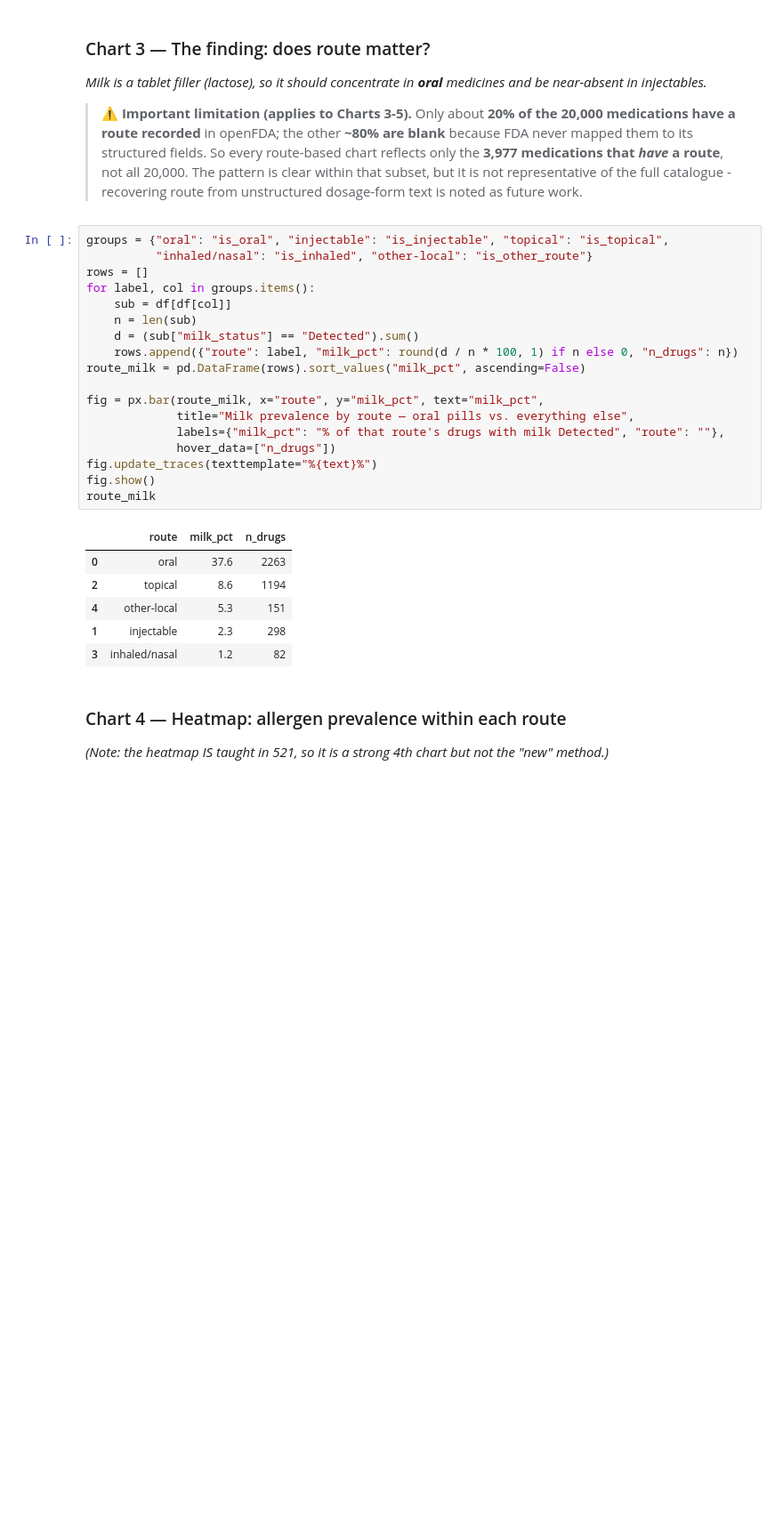
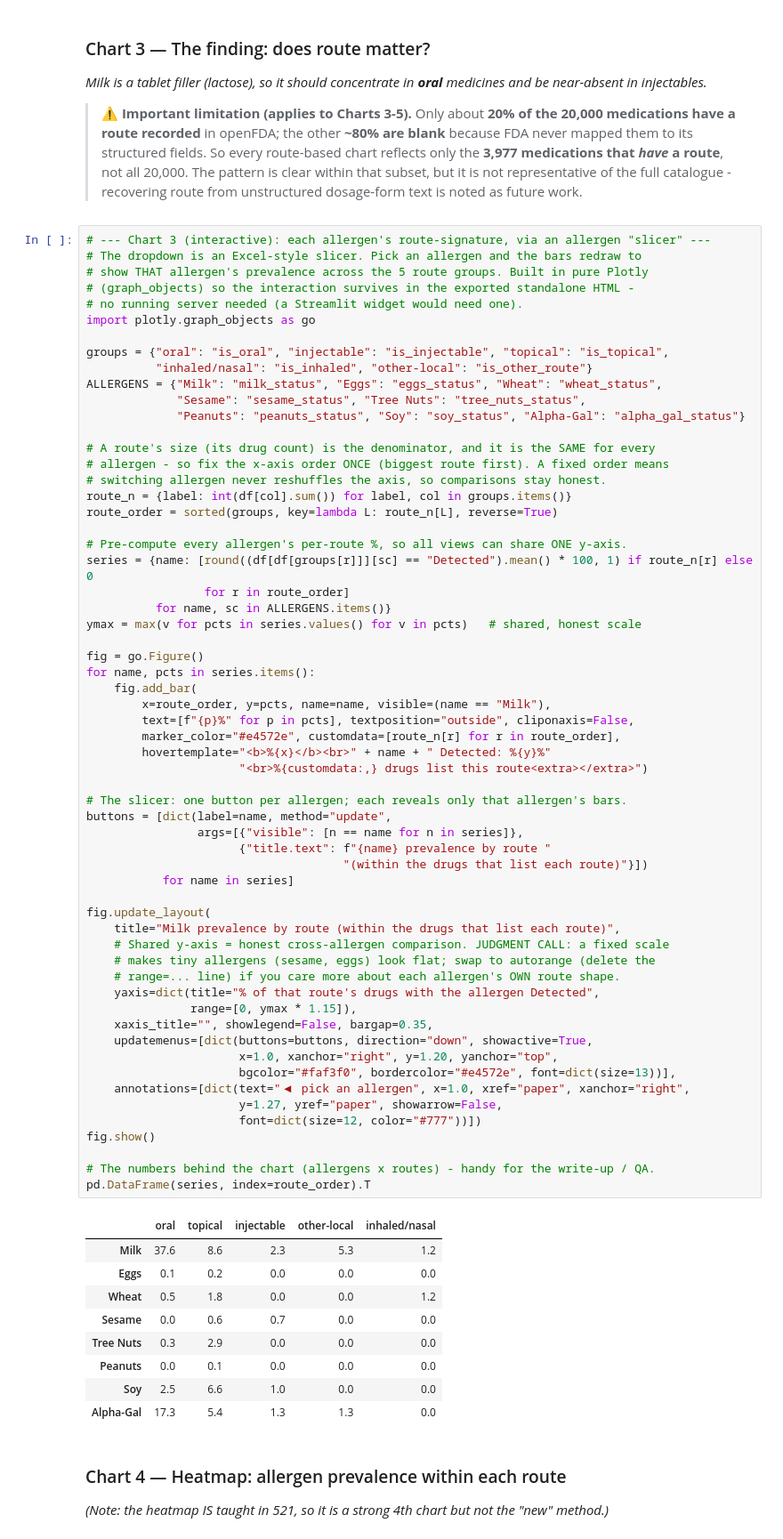
Before and after one commit to ushajaki-u/Sanjeeva-Aushadh, a Jupyter notebook: phase1_divya_drishti/EDA/divya_drishti_eda.ipynb, the cells around one changed output. Shown at 89% size. Saved outputs shown, nothing was run; the diff lists cells and outputs as text; blank space fills up the shorter version.

```diff
--- a/phase1_divya_drishti/EDA/divya_drishti_eda.ipynb
+++ b/phase1_divya_drishti/EDA/divya_drishti_eda.ipynb
@@ -182,30 +182,75 @@ fig.show()
 
 > ⚠️ **Important limitation (applies to Charts 3-5).** Only about **20% of the 20,000 medications have a route recorded** in openFDA; the other **~80% are blank** because FDA never mapped them to its structured fields. So every route-based chart reflects only the **3,977 medications that *have* a route**, not all 20,000. The pattern is clear within that subset, but it is not representative of the full catalogue - recovering route from unstructured dosage-form text is noted as future work.
 # %%
+# --- Chart 3 (interactive): each allergen's route-signature, via an allergen "slicer" ---
+# The dropdown is an Excel-style slicer. Pick an allergen and the bars redraw to
+# show THAT allergen's prevalence across the 5 route groups. Built in pure Plotly
+# (graph_objects) so the interaction survives in the exported standalone HTML -
+# no running server needed (a Streamlit widget would need one).
+import plotly.graph_objects as go
+
 groups = {"oral": "is_oral", "injectable": "is_injectable", "topical": "is_topical",
           "inhaled/nasal": "is_inhaled", "other-local": "is_other_route"}
-rows = []
-for label, col in groups.items():
-    sub = df[df[col]]
-    n = len(sub)
-    d = (sub["milk_status"] == "Detected").sum()
-    rows.append({"route": label, "milk_pct": round(d / n * 100, 1) if n else 0, "n_drugs": n})
-route_milk = pd.DataFrame(rows).sort_values("milk_pct", ascending=False)
+ALLERGENS = {"Milk": "milk_status", "Eggs": "eggs_status", "Wheat": "wheat_status",
+             "Sesame": "sesame_status", "Tree Nuts": "tree_nuts_status",
+             "Peanuts": "peanuts_status", "Soy": "soy_status", "Alpha-Gal": "alpha_gal_status"}
 
-fig = px.bar(route_milk, x="route", y="milk_pct", text="milk_pct",
-             title="Milk prevalence by route — oral pills vs. everything else",
-             labels={"milk_pct": "% of that route's drugs with milk Detected", "route": ""},
-             hover_data=["n_drugs"])
-fig.update_traces(texttemplate="%{text}%")
+# A route's size (its drug count) is the denominator, and it is the SAME for every
+# allergen - so fix the x-axis order ONCE (biggest route first). A fixed order means
+# switching allergen never reshuffles the axis, so comparisons stay honest.
+route_n = {label: int(df[col].sum()) for label, col in groups.items()}
+route_order = sorted(groups, key=lambda L: route_n[L], reverse=True)
+
+# Pre-compute every allergen's per-route %, so all views can share ONE y-axis.
+series = {name: [round((df[df[groups[r]]][sc] == "Detected").mean() * 100, 1) if route_n[r] else 0
+                 for r in route_order]
+          for name, sc in ALLERGENS.items()}
+ymax = max(v for pcts in series.values() for v in pcts)   # shared, honest scale
+
+fig = go.Figure()
+for name, pcts in series.items():
+    fig.add_bar(
+        x=route_order, y=pcts, name=name, visible=(name == "Milk"),
+        text=[f"{p}%" for p in pcts], textposition="outside", cliponaxis=False,
+        marker_color="#e4572e", customdata=[route_n[r] for r in route_order],
+        hovertemplate="<b>%{x}</b><br>" + name + " Detected: %{y}%"
+                      "<br>%{customdata:,} drugs list this route<extra></extra>")
+
+# The slicer: one button per allergen; each reveals only that allergen's bars.
+buttons = [dict(label=name, method="update",
+                args=[{"visible": [n == name for n in series]},
+                      {"title.text": f"{name} prevalence by route "
+                                     "(within the drugs that list each route)"}])
+           for name in series]
+
+fig.update_layout(
+    title="Milk prevalence by route (within the drugs that list each route)",
+    # Shared y-axis = honest cross-allergen comparison. JUDGMENT CALL: a fixed scale
+    # makes tiny allergens (sesame, eggs) look flat; swap to autorange (delete the
+    # range=... line) if you care more about each allergen's OWN route shape.
+    yaxis=dict(title="% of that route's drugs with the allergen Detected",
+               range=[0, ymax * 1.15]),
+    xaxis_title="", showlegend=False, bargap=0.35,
+    updatemenus=[dict(buttons=buttons, direction="down", showactive=True,
+                      x=1.0, xanchor="right", y=1.20, yanchor="top",
+                      bgcolor="#faf3f0", bordercolor="#e4572e", font=dict(size=13))],
+    annotations=[dict(text="◀ pick an allergen", x=1.0, xref="paper", xanchor="right",
+                      y=1.27, yref="paper", showarrow=False,
+                      font=dict(size=12, color="#777"))])
 fig.show()
-route_milk
+
+# The numbers behind the chart (allergens x routes) - handy for the write-up / QA.
+pd.DataFrame(series, index=route_order).T
 # %% [output]
-|  | route | milk_pct | n_drugs |
-| 0 | oral | 37.6 | 2263 |
-| 2 | topical | 8.6 | 1194 |
-| 4 | other-local | 5.3 | 151 |
-| 1 | injectable | 2.3 | 298 |
-| 3 | inhaled/nasal | 1.2 | 82 |
+|  | oral | topical | injectable | other-local | inhaled/nasal |
+| Milk | 37.6 | 8.6 | 2.3 | 5.3 | 1.2 |
+| Eggs | 0.1 | 0.2 | 0.0 | 0.0 | 0.0 |
+| Wheat | 0.5 | 1.8 | 0.0 | 0.0 | 1.2 |
+| Sesame | 0.0 | 0.6 | 0.7 | 0.0 | 0.0 |
+| Tree Nuts | 0.3 | 2.9 | 0.0 | 0.0 | 0.0 |
+| Peanuts | 0.0 | 0.1 | 0.0 | 0.0 | 0.0 |
+| Soy | 2.5 | 6.6 | 1.0 | 0.0 | 0.0 |
+| Alpha-Gal | 17.3 | 5.4 | 1.3 | 1.3 | 0.0 |
 # %% [markdown]
 ### Chart 4 — Heatmap: allergen prevalence within each route
 *(Note: the heatmap IS taught in 521, so it is a strong 4th chart but not the "new" method.)*
```
Also changed, not shown: parts of 4 cells of this notebook.
